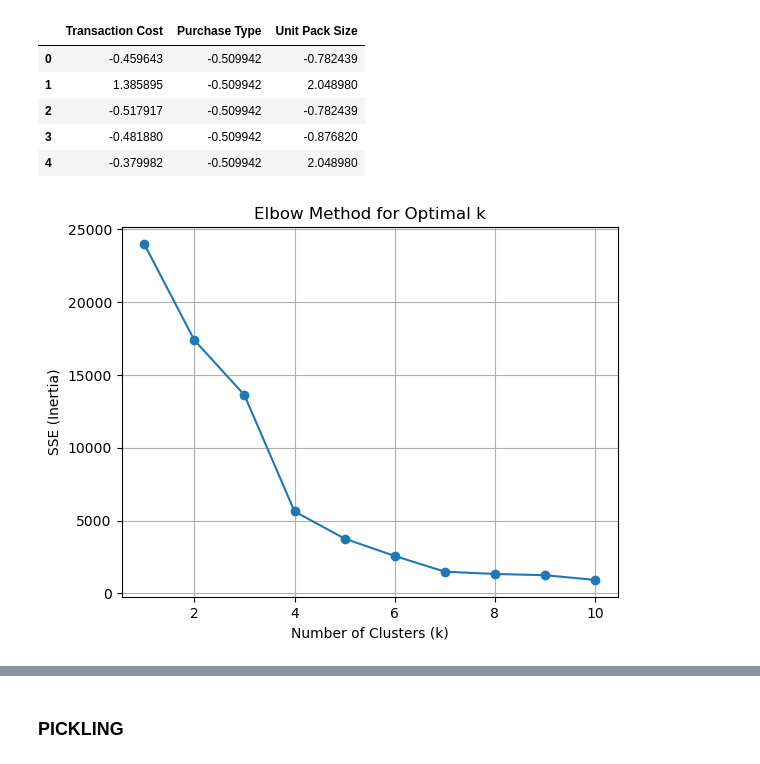
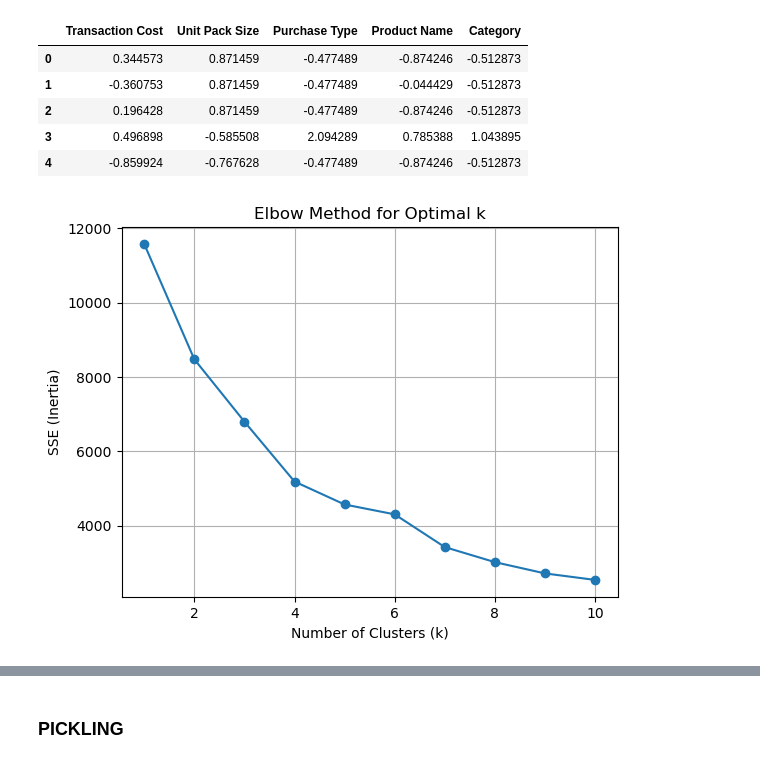
Before and after one commit to Davefrosh/database-seg, a Jupyter notebook: segmentation.ipynb, the cells around one changed output, grey strips where cells are left out. Cells and saved outputs as stored; diff of their text form; code cells hidden in the pictures.

```diff
--- a/segmentation.ipynb
+++ b/segmentation.ipynb
@@ -23,7 +31,7 @@ x_test_f = x_test[['Transaction Cost', 'Purchase Type','Unit Pack Size']]
 from feature_engine.encoding import OrdinalEncoder
 # %%
 ord = OrdinalEncoder(
-    encoding_method='arbitrary',variables=['Purchase Type'])
+    encoding_method='arbitrary',variables=['Purchase Type','Product Name','Category'])
 # %%
 from sklearn.model_selection import train_test_split
 from sklearn.preprocessing import StandardScaler
@@ -39,6 +47,6 @@ x_train.head()
 # %%
-x_train_f = ord.fit_transform(x_train_f)
-x_test_f = ord.transform(x_test_f)
+x_train_fe = ord.fit_transform(x_train)
+x_test_fe = ord.transform(x_test)
 # %%
 ord.encoder_dict_
 # %% [output]
@@ -62,17 +72,17 @@ x_train_f
 # %%
 from sklearn.preprocessing import StandardScaler
 sc = StandardScaler()
-x_train_sc = sc.fit_transform(x_train_f)
-x_test_sc = sc.transform(x_test_f)
+x_train_sc = sc.fit_transform(x_train_fe)
+x_test_sc = sc.transform(x_test_fe)
 # %%
-x_train_sc_p = pd.DataFrame(x_train_sc, columns=ord.get_feature_names_out())
-x_test_sc_p= pd.DataFrame(x_test_sc, columns=ord.get_feature_names_out())
+x_train_sc_pas = pd.DataFrame(x_train_sc, columns=ord.get_feature_names_out())
+x_test_sc_pas= pd.DataFrame(x_test_sc, columns=ord.get_feature_names_out())
 # %%
-x_train_sc_p.head()
+x_train_sc_pas.head()
 # %% [output]
-|  | Transaction Cost | Purchase Type | Unit Pack Size |
-| 0 | -0.459643 | -0.509942 | -0.782439 |
-| 1 | 1.385895 | -0.509942 | 2.048980 |
-| 2 | -0.517917 | -0.509942 | -0.782439 |
-| 3 | -0.481880 | -0.509942 | -0.876820 |
-| 4 | -0.379982 | -0.509942 | 2.048980 |
+|  | Transaction Cost | Unit Pack Size | Purchase Type | Product Name | Category |
+| 0 | 0.344573 | 0.871459 | -0.477489 | -0.874246 | -0.512873 |
+| 1 | -0.360753 | 0.871459 | -0.477489 | -0.044429 | -0.512873 |
+| 2 | 0.196428 | 0.871459 | -0.477489 | -0.874246 | -0.512873 |
+| 3 | 0.496898 | -0.585508 | 2.094289 | 0.785388 | 1.043895 |
+| 4 | -0.859924 | -0.767628 | -0.477489 | -0.874246 | -0.512873 |
@@ -87,21 +94,21 @@ from mpl_toolkits.mplot3d import Axes3D
 # %%
 sse = []
 K = range(1, 11)
 for k in K:
     kmeans = KMeans(n_clusters=k, random_state=42)
-    kmeans.fit(x_train_fs)
+    kmeans.fit(x_train_sc_pas)
     sse.append(kmeans.inertia_)
 
 # Plot the Elbow Curve
 plt.figure()
 plt.plot(K, sse, marker='o')
 plt.xlabel('Number of Clusters (k)')
 plt.ylabel('SSE (Inertia)')
 plt.title('Elbow Method for Optimal k')
 plt.grid(True)
 plt.show()
 # %% [output]
-[figure, old version]
+[figure, new version]
 # %%
 silhouette_scores = []
 K = range(2, 10)
```
Also changed, not shown: parts of 19 cells of this notebook, 4 other files.
